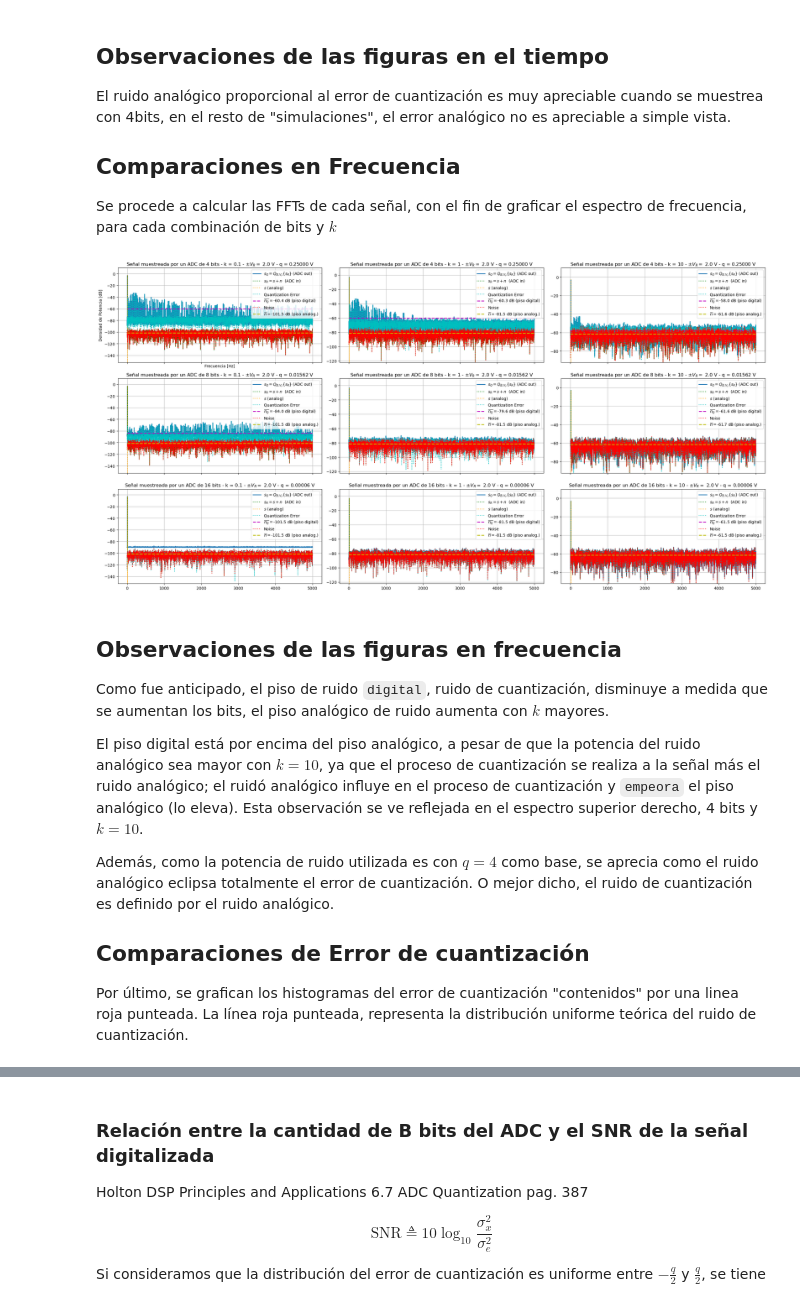
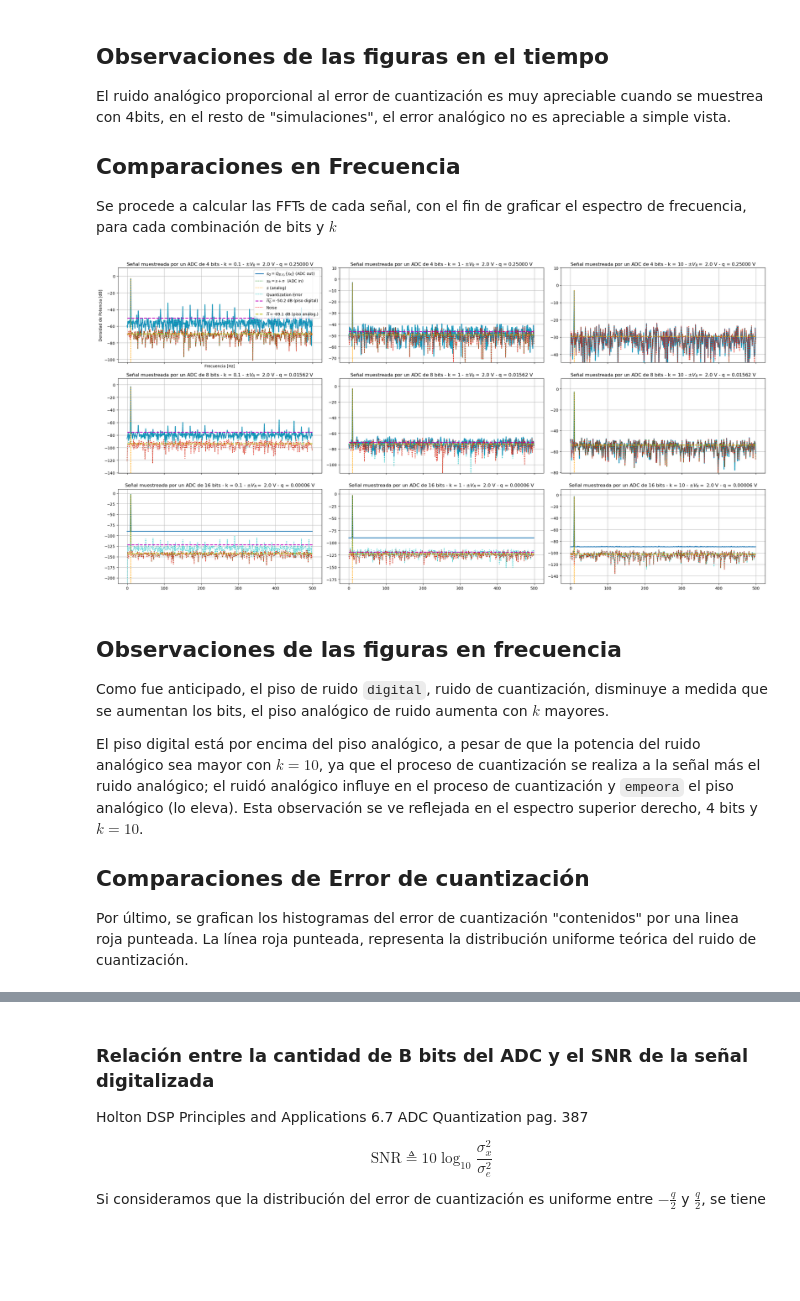
Before and after one commit to federico-b-ee/PDS-2024, a Jupyter notebook: TS4/notebook.ipynb, the cells around one changed output, grey strips where cells are left out. Saved outputs shown, nothing was run; the diff lists cells and outputs as text; code cells hidden in the pictures; blank space fills up the shorter version.

```diff
--- a/TS4/notebook.ipynb
+++ b/TS4/notebook.ipynb
@@ -68,7 +68,7 @@ Se utiliza $q$ de 4bits y $k$ aumenta desde $1/10$, $1$, $10$. Al usar la misma
 from pds_utils import adc, noise
 from matplotlib import pyplot as plt
 
-fs = N = 10000
+fs = N = 1000
 f = 10
 t, sr = sine.wave(
     sampling_freq=fs, samples=N, amplitude=amplitude, dc_level=0, frequency=f
@@ -89,17 +89,17 @@ n_list = [[] for _ in range(len(bits))]
 q_list = [[] for _ in range(len(bits))]
 q_error = [[] for _ in range(len(bits))]
 
-# Usando q de 4 bits para todos los casos
-# Para que la comparación sea más cuantitativa
-q = (vcc - vee) / (2**4 - 1)
-p_list = []
-for k in k_values:
-    p_list.append(q**2 / 12 * k)  # [w]
+p_list = [[] for _ in range(len(bits))]
 
 for j, b in enumerate(bits):
     for i, k in enumerate(k_values):
+        # Calcular potencia del ruido
+        q = (vcc - vee) / (2 ** bits[j] - 1)
+        p = np.sqrt(q**2 / 12) * k
+        p_list[j].append(p)  # [w]
+
         # Aplicar ruido a la señal
-        sn, n = noise.normal(sr, 0, p_list[i], N)
+        sn, n = noise.normal(sr, 0, p, N)
         sn_list[j].append(sn)
         n_list[j].append(n)
 
@@ -132,15 +132,13 @@ for j, b in enumerate(bits):
         axs[j, i].set_title(
             f"Señal muestreada por un ADC de {b} bits - k = {k} - $\pm V_R= $ {vcc:.1f} V - q = {q:.5f} V"
         )
-        axs[j, i].legend(loc="upper right")
         axs[j, i].grid()
 
-        # Establecer etiquetas comunes para el eje x e y
-        if i == 0:
-            axs[j, i].set_ylabel("Amplitud [V]")
-        if j == len(bits) - 1:
-            axs[j, i].set_xlabel("Tiempo [segundos]")
 
+# Establecer etiquetas comunes para el eje x e y
+axs[0, 0].set_ylabel("Amplitud [V]")
+axs[0, 0].set_xlabel("Tiempo [segundos]")
+axs[0, 0].legend(loc="upper right")
 plt.xlim(0, 1 / f)
 plt.tight_layout()
 plt.show()
@@ -223,35 +221,35 @@ for j, b in enumerate(bits):
         if k == 0:
             # Ajusto los límites del eje y para los gráficos de FFT
             axs_fft[j, i].set_ylim((1.5 * 10 * np.log10(2 * np.array(Nnq_mean)), 10))
         else:
             # Ajusto los límites del eje y para los gráficos de FFT
             axs_fft[j, i].set_ylim(
                 (1.5 * np.min(10 * np.log10(2 * np.array([Nnq_mean, nNn_mean]))), 10)
             )
             axs_fft[j, i].plot(
                 ff[:half_index][bfrec[:half_index]],
                 10 * np.log10(2 * np.abs(ft_Nn[:half_index]) ** 2)[bfrec[:half_index]],
                 ":r",
                 label="Noise",
             )
             axs_fft[j, i].plot(
                 np.array([ff[bfrec][0], ff[bfrec][-1]]),
                 10 * np.log10(2 * np.array([nNn_mean, nNn_mean])),
                 "--y",
                 lw=2,
                 label="$\overline{n} =$"
                 + "{:3.1f} dB (piso analog.)".format(10 * np.log10(2 * nNn_mean)),
             )
-        axs_fft[j, i].legend(loc="upper right")
         axs_fft[j, i].grid()
 
     # Etiquetas de los ejes
     axs_fft[0, 0].set_ylabel("Densidad de Potencia [dB]")
     axs_fft[0, 0].set_xlabel("Frecuencia [Hz]")
+    axs_fft[0, 0].legend(loc="upper right")
 plt.tight_layout()
 plt.show()
 # %% [output]
-[figure, old version]
+[figure, new version]
 # %% [markdown]
 ## Observaciones de las figuras en frecuencia
 
@@ -259,8 +257,6 @@ Como fue anticipado, el piso de ruido `digital`, ruido de cuantización, disminu
 
 El piso digital está por encima del piso analógico, a pesar de que la potencia del ruido analógico sea mayor con $k=10$, ya que el proceso de cuantización se realiza a la señal más el ruido analógico; el ruidó analógico influye en el proceso de cuantización y `empeora` el piso analógico (lo eleva). Esta observación se ve reflejada en el espectro superior derecho, 4 bits y $k = 10$.
 
-Además, como la potencia de ruido utilizada es con $q = 4$ como base, se aprecia como el ruido analógico eclipsa totalmente el error de cuantización. O mejor dicho, el ruido de cuantización es definido por el ruido analógico.
-
 ## Comparaciones de Error de cuantización
 
 Por último, se grafican los histogramas del error de cuantización "contenidos" por una linea roja punteada. La línea roja punteada, representa la distribución uniforme teórica del ruido de cuantización.
```
Also changed, not shown: parts of 6 cells of this notebook.
